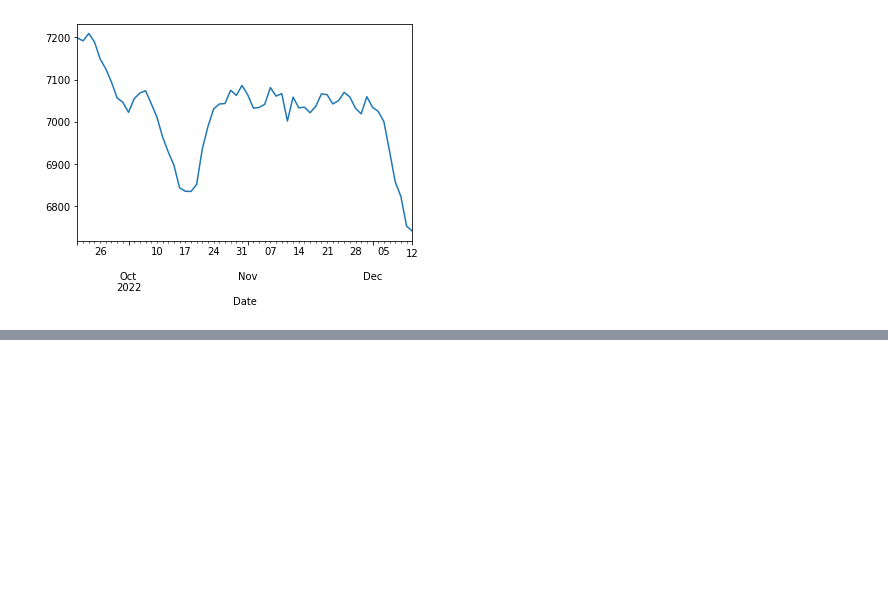
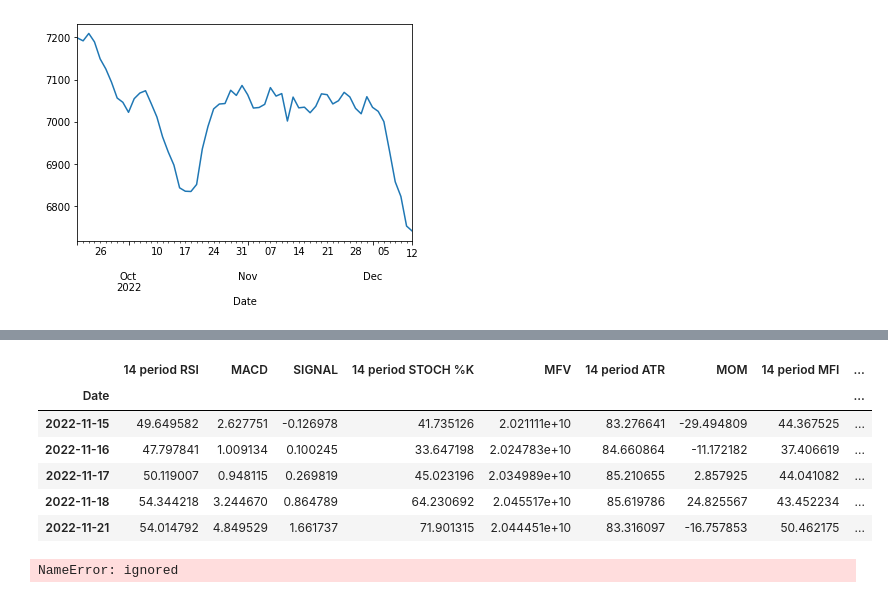
Before and after one commit to rizqiwr/DataScience, a Jupyter notebook: everythingstock/predicting_stock.ipynb, the cells around one changed output, grey strips where cells are left out. Drawn from its saved outputs; the diff is of its cells as text; code cells hidden in the pictures; blank space fills up the shorter version.

```diff
--- a/everythingstock/predicting_stock.ipynb
+++ b/everythingstock/predicting_stock.ipynb
@@ -143,0 +148,62 @@ LookupError: ignored
+# %%
+def _produce_prediction(data, window):
+    """
+    Function that produces the 'truth' values
+    At a given row, it looks 'window' rows ahead to see if the price increased (1) or decreased (0)
+    :param window: number of days, or rows to look ahead to see what the price did
+    """
+
+    prediction = (data.shift(-window)['close'] >= data['close'])
+    prediction = prediction.iloc[:-window]
+    data['pred'] = prediction.astype(int)
+
+    return data
+
+data = _produce_prediction(data, window=15)
+del (data['close'])
+data = data.dropna() # Some indicators produce NaN values for the first few rows, we just remove them here
+data.tail()
+# %% [output]
+|  | 14 period RSI | MACD | SIGNAL | 14 period STOCH %K | MFV | 14 period ATR | MOM | 14 period MFI | ... |
+| Date |  |  |  |  |  |  |  |  | ... |
+| 2022-11-15 | 49.649582 | 2.627751 | -0.126978 | 41.735126 | 2.021111e+10 | 83.276641 | -29.494809 | 44.367525 | ... |
+| 2022-11-16 | 47.797841 | 1.009134 | 0.100245 | 33.647198 | 2.024783e+10 | 84.660864 | -11.172182 | 37.406619 | ... |
+| 2022-11-17 | 50.119007 | 0.948115 | 0.269819 | 45.023196 | 2.034989e+10 | 85.210655 | 2.857925 | 44.041082 | ... |
+| 2022-11-18 | 54.344218 | 3.244670 | 0.864789 | 64.230692 | 2.045517e+10 | 85.619786 | 24.825567 | 43.452234 | ... |
+| 2022-11-21 | 54.014792 | 4.849529 | 1.661737 | 71.901315 | 2.044451e+10 | 83.316097 | -16.757853 | 50.462175 | ... |
+# %%
+def _train_random_forest(X_train, y_train, X_test, y_test):
+
+    """
+    Function that uses random forest classifier to train the model
+    :return:
+    """
+
+    # Create a new random forest classifier
+    rf = RandomForestClassifier()
+
+    # Dictionary of all values we want to test for n_estimators
+    params_rf = {'n_estimators': [110,130,140,150,160,180,200]}
+
+    # Use gridsearch to test all values for n_estimators
+    rf_gs = GridSearchCV(rf, params_rf, cv=5)
+
+    # Fit model to training data
+    rf_gs.fit(X_train, y_train)
+
+    # Save best model
+    rf_best = rf_gs.best_estimator_
+
+    # Check best n_estimators value
+    print(rf_gs.best_params_)
+
+    prediction = rf_best.predict(X_test)
+
+    print(classification_report(y_test, prediction))
+    print(confusion_matrix(y_test, prediction))
+
+    return rf_best
+
+rf_model = _train_random_forest(X_train, y_train, X_test, y_test)
+# %% [output]
+NameError: ignored
```
Also changed, not shown: parts of 6 cells of this notebook.
